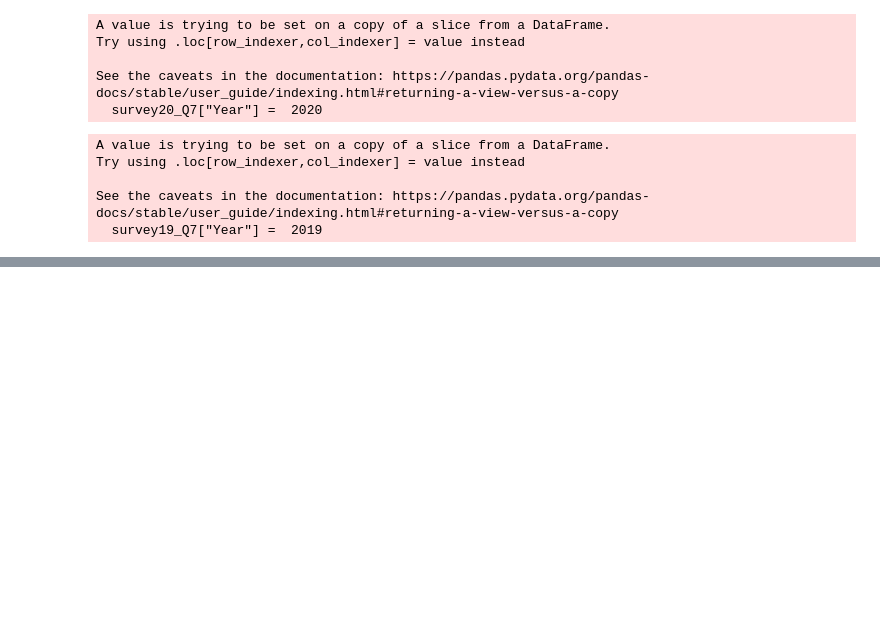
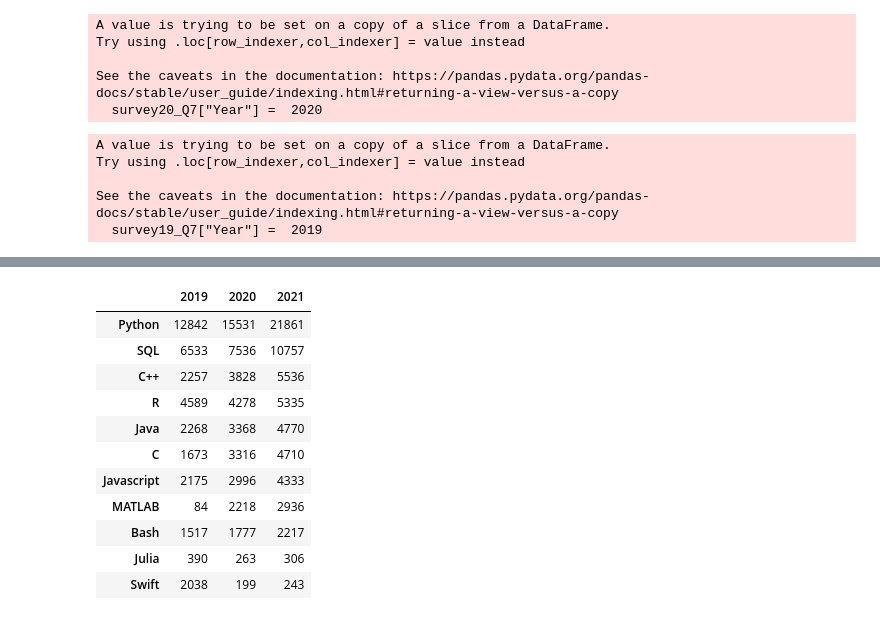
Before and after one commit to Nooufmk/2021-Kaggle-ML-and-DS-Survey, a Jupyter notebook: (EDA) 2021 Kaggle Machine Learning & Data Science Survey.ipynb, the cells around one changed output, grey strips where cells are left out. Drawn from its saved outputs; the diff is of its cells as text; code cells hidden in the pictures; blank space fills up the shorter version.

```diff
--- a/(EDA) 2021 Kaggle Machine Learning & Data Science Survey.ipynb
+++ b/(EDA) 2021 Kaggle Machine Learning & Data Science Survey.ipynb
@@ -422,0 +474,35 @@ plt.show()
+# %%
+#2021
+Q7_2021 = [col for col in survey21 if col.startswith('Q7')]
+Q7_2021
+
+df7_2021 = survey21[Q7_2021]
+Q2021 = list(df7_2021.count())
+# %%
+#2020
+Q7_2020 = [col for col in survey20 if col.startswith('Q7')]
+Q7_2020
+
+df7_2020 = survey20[Q7_2020]
+Q2020 = list(df7_2020.count())
+# %%
+#2019
+Q7_2019 = [col for col in survey19 if col.startswith('Q18')]
+Q7_2019
+
+df7_2019 = survey19[Q7_2019]
+Q2019 = list(df7_2019.count())
+# %%
+plotdata = pd.DataFrame({
+    "2019":Q2019[0:11],
+    "2020":Q2020[0:11],
+    "2021":Q2021[0:11]
+    },
+    index= ['Python', 'R', 'SQL', 'C', 'C++', 'Java', 'Javascript', 'Julia', 'Swift', 'Bash', 'MATLAB']
+).sort_values(by='2021', ascending=False)
+
+plotdata.plot(kind="bar", color=["dodgerblue", "mediumturquoise","silver"],figsize=(10,6))
+
+plt.xlabel("programming languages",fontsize = 10, weight = 'bold',color='black')
+plt.title("Most used programming languages 2019-2021",fontsize = 20, weight = 'bold',color='black')
+plt.axes().set(facecolor = "White")
@@ -422,0 +512,15 @@ plt.show()
+# %%
+plotdata
+# %% [output]
+|  | 2019 | 2020 | 2021 |
+| Python | 12842 | 15531 | 21861 |
+| SQL | 6533 | 7536 | 10757 |
+| C++ | 2257 | 3828 | 5536 |
+| R | 4589 | 4278 | 5335 |
+| Java | 2268 | 3368 | 4770 |
+| C | 1673 | 3316 | 4710 |
+| Javascript | 2175 | 2996 | 4333 |
+| MATLAB | 84 | 2218 | 2936 |
+| Bash | 1517 | 1777 | 2217 |
+| Julia | 390 | 263 | 306 |
+| Swift | 2038 | 199 | 243 |
```
Also changed, not shown: parts of 20 cells of this notebook, 4 other files.
